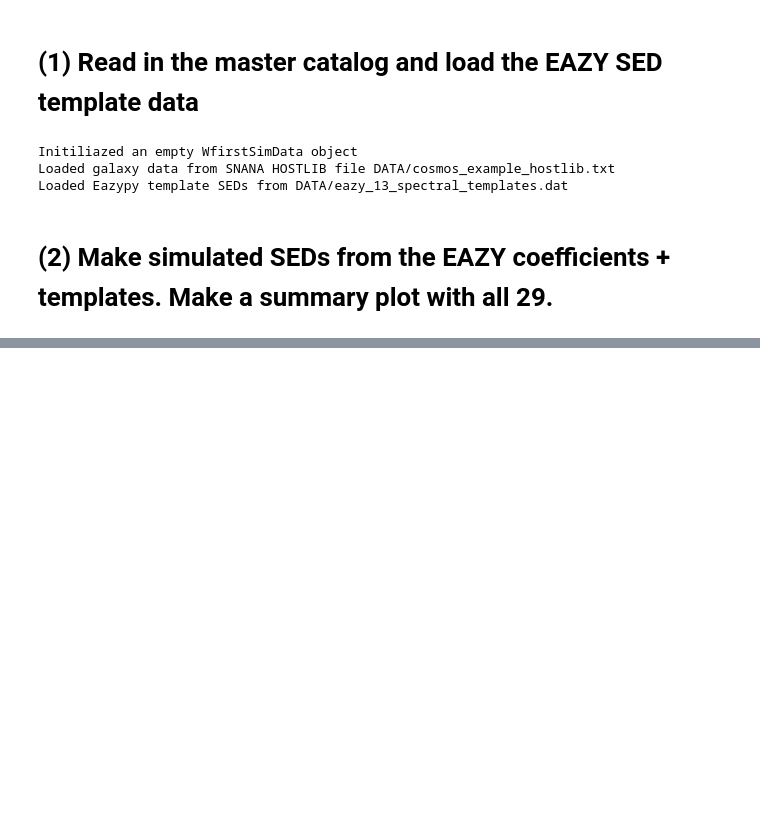
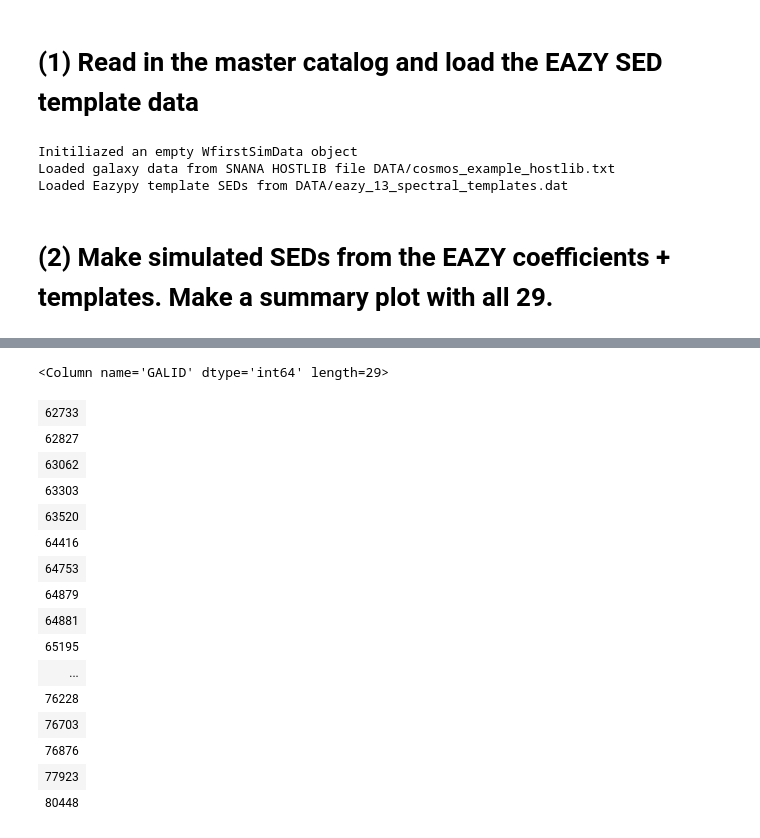
Before and after one commit to srodney/wfirst, a Jupyter notebook: 3dhst_hostlib_mk_simulated_spectra.ipynb, the cells around one changed output, grey strips where cells are left out. Saved outputs shown, nothing was run; the diff lists cells and outputs as text; code cells hidden in the pictures; blank space fills up the shorter version.

```diff
--- a/3dhst_hostlib_mk_simulated_spectra.ipynb
+++ b/3dhst_hostlib_mk_simulated_spectra.ipynb
@@ -430,0 +444,20 @@ Loaded Eazypy template SEDs from DATA/eazy_13_spectral_templates.dat
+# %%
+icosmosexamples[1]
+# %% [output]
+<Column name='GALID' dtype='int64' length=29>
+| 62733 |
+| 62827 |
+| 63062 |
+| 63303 |
+| 63520 |
+| 64416 |
+| 64753 |
+| 64879 |
+| 64881 |
+| 65195 |
+| ... |
+| 76228 |
+| 76703 |
+| 76876 |
+| 77923 |
+| 80448 |
```
Also changed, not shown: parts of 6 cells of this notebook.
